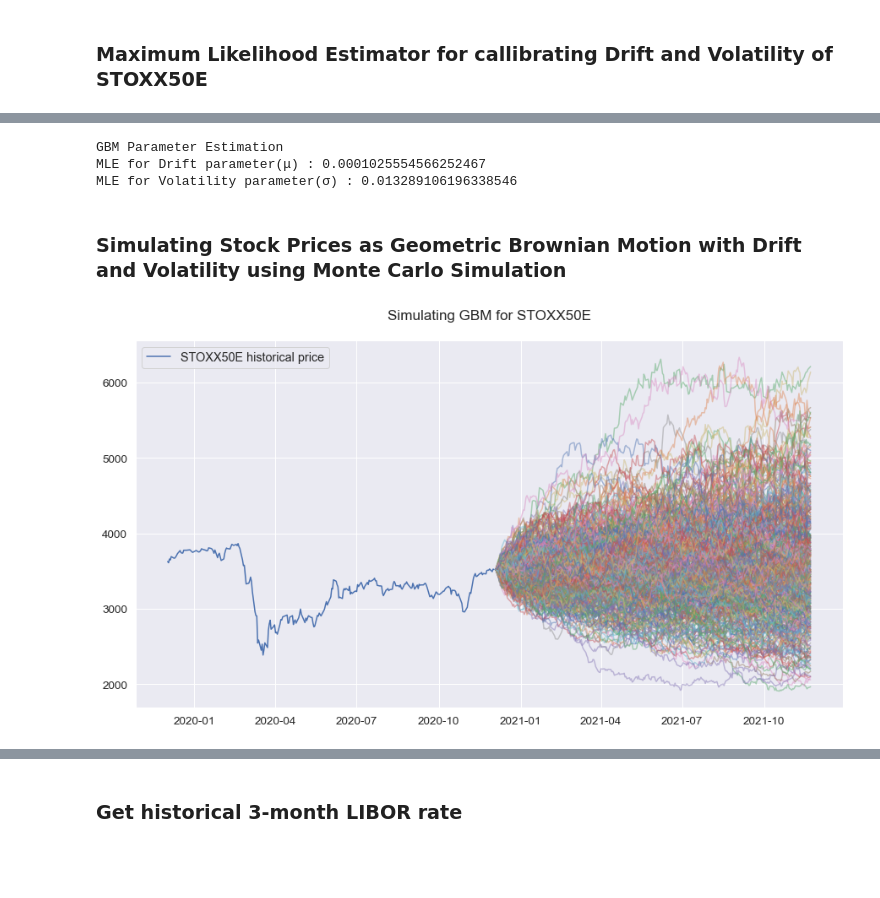
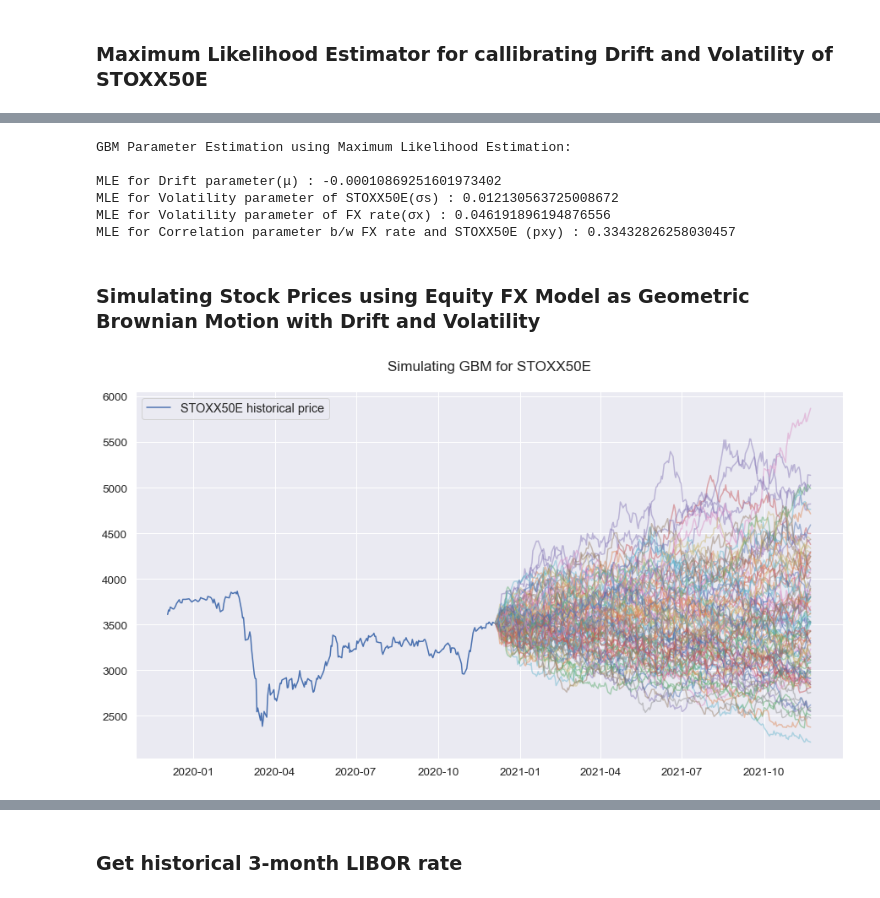
Before and after one commit to abhishekprog0/StructuredPricingEngine, a Jupyter notebook: Structured & Hybrid Project 2020.ipynb, the cells around one changed output, grey strips where cells are left out. Drawn from its saved outputs; the diff is of its cells as text; code cells hidden in the pictures; blank space fills up the shorter version.

```diff
--- a/Structured & Hybrid Project 2020.ipynb
+++ b/Structured & Hybrid Project 2020.ipynb
@@ -183,27 +196,39 @@ class Models():
 
         return lib
 
-    def MleGBM(self, price, print_params = True):
+    def MleGBM(self, price, fx_rate, print_params = True):
 
         '''
         Using Maximum Likelihood to estimate the parameters of GBM Model
         '''
 
+        #Correlation between fx rate and STOXX50E corresponding to the Equity FX Model
+        corr = np.corrcoef(fx_rate['Rate'], price['Adj Close'])[0][1]
+
+        #Volatility of FX rate
+        vol_fx = fx_rate['Rate'].std()
+
+        #MLE for drift and volatility of STOXX50E
         n = len(price['Date'])
         delta = 1
         x_bar = np.sum(np.log(price['Adj Close']/price['Adj Close'].shift(1)))/n
-
         price_bar = np.log(price['Adj Close']/price['Adj Close'].shift(1)) - x_bar
         vol = np.sum(np.power(price_bar, 2))/n
         vol = np.sqrt(vol)
 
+        #Final drift
+        drift = x_bar - corr * vol * vol_fx - 0.5 * vol ** 2
+
         if print_params:
 
-            print ("GBM Parameter Estimation")
-            print ("MLE for Drift parameter(μ) : " + str(x_bar))
-            print ("MLE for Volatility parameter(σ) : " + str(vol))
+            print ("GBM Parameter Estimation using Maximum Likelihood Estimation:\n")
+            print ("MLE for Drift parameter(μ) : " + str(drift))
+            print ("MLE for Volatility parameter of STOXX50E(σs) : " + str(vol))
+            print ("MLE for Volatility parameter of FX rate(σx) : " + str(vol_fx))
+            print ("MLE for Correlation parameter b/w FX rate and STOXX50E (pxy) : " + str(corr))
 
-        return x_bar, vol
+
+        return drift, vol
 
     def Brownian(self, seed, N):
 
@@ -221,8 +246,8 @@ class Models():
             S.append(So)
             for i in range(1,int(N+1)):
 
-                drift = (mu - 0.5 * sigma**2) * t[i]
-                #drift = (mu) * t[i]
+                #drift = (mu - 0.5 * sigma**2) * t[i]
+                drift = (mu) * t[i]
                 diffusion = sigma * W[i-1]
                 S_temp = So*np.exp(drift + diffusion)
                 S.append(S_temp)
@@ -266,0 +294,7 @@ plt.show()
+# %%
+fx_rate = datareader.GetFXRate()
+plt.title("Historical EUR to USD FX rate chart")
+plt.plot(fx_rate['Date'][-252:], fx_rate['Rate'][-252:], label = "EUR to USD FX Rate")
+plt.ylabel("EUR to USD FX Rate")
+plt.legend()
+plt.show()
@@ -269,28 +305,31 @@ plt.show()
 # %% [markdown]
 <img src="./Notes and Reports/GBM mle estimators.PNG" alt="Drawing" style="width: 800px;"/>
 # %%
-x_bar, vol = model.MleGBM(price)
+drift, vol = model.MleGBM(price, fx_rate)
 # %% [output]
-GBM Parameter Estimation
-MLE for Drift parameter(μ) : 0.0001025554566252467
-MLE for Volatility parameter(σ) : 0.013289106196338546
+GBM Parameter Estimation using Maximum Likelihood Estimation:
+
+MLE for Drift parameter(μ) : -0.00010869251601973402
+MLE for Volatility parameter of STOXX50E(σs) : 0.012130563725008672
+MLE for Volatility parameter of FX rate(σx) : 0.046191896194876556
+MLE for Correlation parameter b/w FX rate and STOXX50E (pxy) : 0.33432826258030457
 # %% [markdown]
-### Simulating Stock Prices as Geometric Brownian Motion with Drift and Volatility using Monte Carlo Simulation
+### Simulating Stock Prices using Equity FX Model as Geometric Brownian Motion with Drift and Volatility
 # %%
-n_simulations = 500
+n_simulations = 100
 
 plt.title('Simulating GBM for STOXX50E')
 plt.plot(price['Date'][-252:], price['Adj Close'][-252:], label = "STOXX50E historical price")
 for i in range(n_simulations):
 
     seed = np.random.randint(1000000)
     price_gbm = model.GBM(seed, price, x_bar, vol)
     plt.plot(price_gbm['Date'], price_gbm['Close'], alpha = 0.45)
 
 plt.legend()
 plt.show()
 # %% [output]
-[figure, old version]
+[figure, new version]
 # %% [markdown]
 ## The Vasicek Model for USD LIBOR rate simulation
 <img src="./Notes and Reports/Vasicek sde model.PNG" alt="Drawing" style="width: 800px;"/>
```
Also changed, not shown: parts of 10 cells of this notebook, 1 other file.
